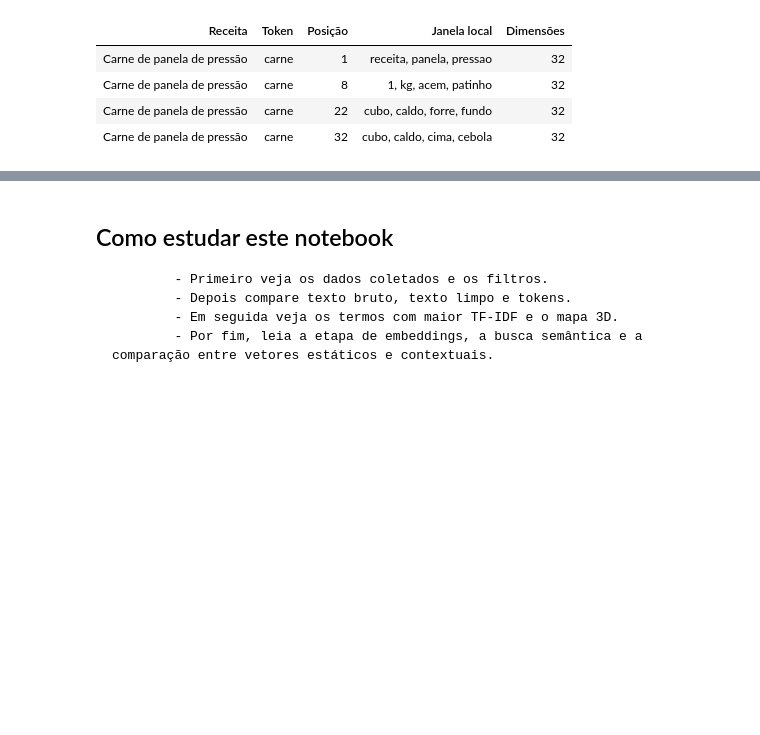
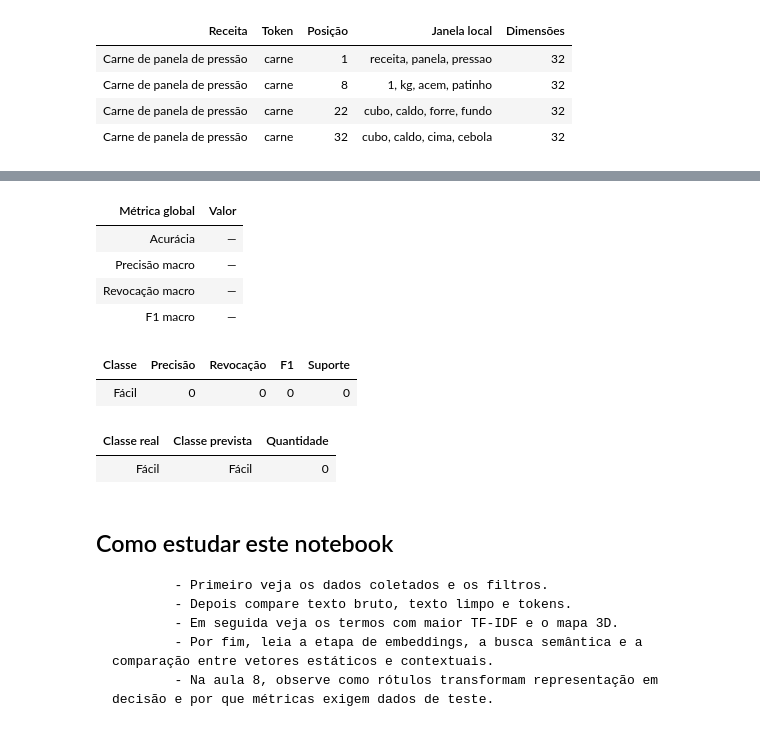
Before and after one commit to PHPacheco/Raspagem, a Jupyter notebook: notebooks/Trabalho PLN.ipynb, the cells around one changed output, grey strips where cells are left out. Cells and saved outputs as stored; diff of their text form; code cells hidden in the pictures; blank space fills up the shorter version.

```diff
--- a/notebooks/Trabalho PLN.ipynb
+++ b/notebooks/Trabalho PLN.ipynb
@@ -362,3 +403,17 @@ connection = connect_database(DATABASE_PATH)
+# %%
+metricas = (classificacao or {}).get("metrics", [])
+            matriz_confusao = (classificacao or {}).get("confusion", {})
+            display(HTML("Métricas e matriz de confusão já exibidas no output."))
+# %% [output]
+| Métrica global | Valor |
+| Acurácia | — |
+| Precisão macro | — |
+| Revocação macro | — |
+| F1 macro | — |
+| Classe | Precisão | Revocação | F1 | Suporte |
+| Fácil | 0 | 0 | 0 | 0 |
+| Classe real | Classe prevista | Quantidade |
+| Fácil | Fácil | 0 |
 # %% [markdown]
 ## Como estudar este notebook
 
@@ -366,3 +421,4 @@ connection = connect_database(DATABASE_PATH)
             - Depois compare texto bruto, texto limpo e tokens.
             - Em seguida veja os termos com maior TF-IDF e o mapa 3D.
             - Por fim, leia a etapa de embeddings, a busca semântica e a comparação entre vetores estáticos e contextuais.
+            - Na aula 8, observe como rótulos transformam representação em decisão e por que métricas exigem dados de teste.
```
Also changed, not shown: parts of 9 cells of this notebook, 6 other files.
